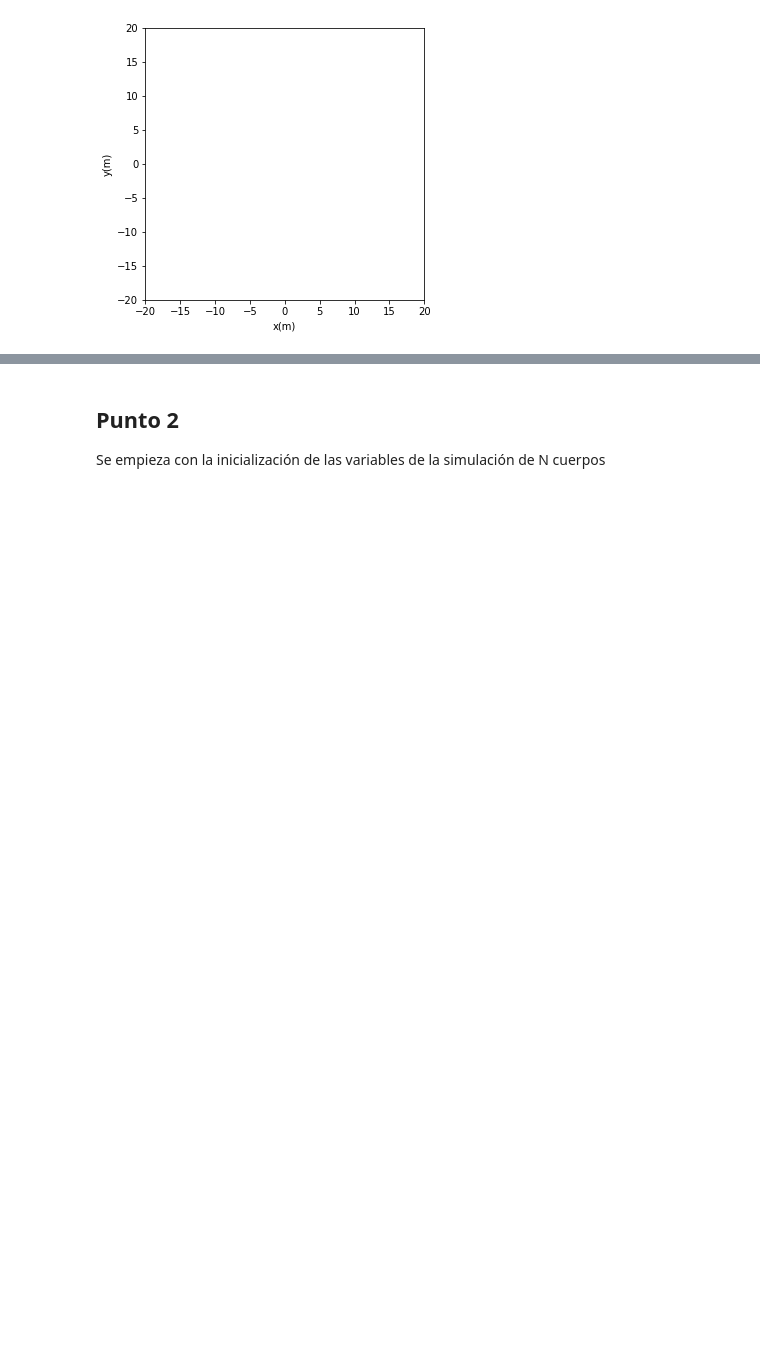
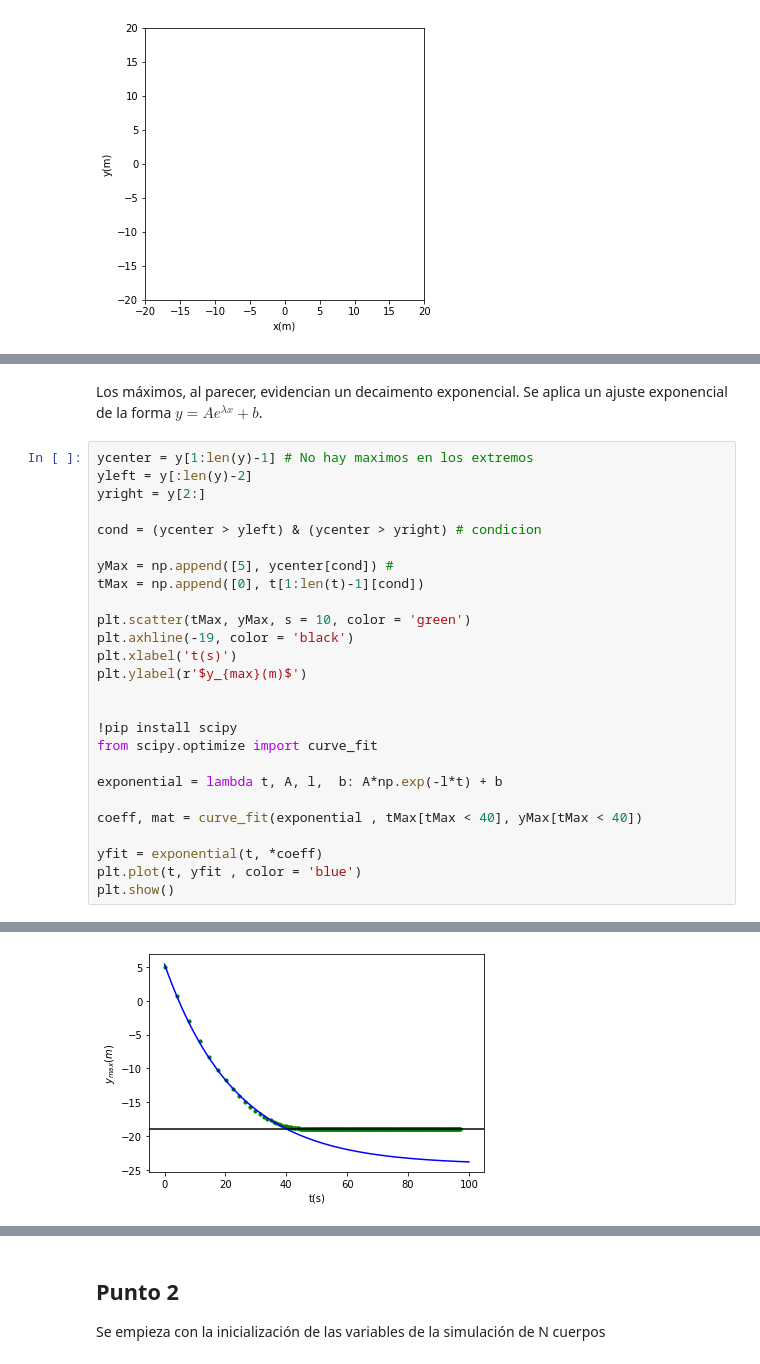
Before and after one commit to CarlosAlbertoCalvachiSalas/CarlosCalvachi, a Jupyter notebook: semana1/tarea1.ipynb, the cells around one changed output, grey strips where cells are left out. Saved outputs shown, nothing was run; the diff lists cells and outputs as text; blank space fills up the shorter version.

```diff
--- a/semana1/tarea1.ipynb
+++ b/semana1/tarea1.ipynb
@@ -286,0 +326,29 @@ Animation = anim.FuncAnimation(fig, lambda i: Update(i, Particles = [dampedParti
+# %% [markdown]
+Los máximos, al parecer, evidencian un decaimento exponencial. Se aplica un ajuste exponencial de la forma $y = A e^{\lambda x} + b$.
+# %%
+ycenter = y[1:len(y)-1] # No hay maximos en los extremos
+yleft = y[:len(y)-2]
+yright = y[2:]
+
+cond = (ycenter > yleft) & (ycenter > yright) # condicion
+
+yMax = np.append([5], ycenter[cond]) #
+tMax = np.append([0], t[1:len(t)-1][cond])
+
+plt.scatter(tMax, yMax, s = 10, color = 'green')
+plt.axhline(-19, color = 'black')
+plt.xlabel('t(s)')
+plt.ylabel(r'$y_{max}(m)$')
+
+
+!pip install scipy
+from scipy.optimize import curve_fit
+
+exponential = lambda t, A, l,  b: A*np.exp(-l*t) + b
+
+coeff, mat = curve_fit(exponential , tMax[tMax < 40], yMax[tMax < 40])
+
+yfit = exponential(t, *coeff)
+plt.plot(t, yfit , color = 'blue')
+plt.show()
+# %% [output]
@@ -286,0 +357 @@ Animation = anim.FuncAnimation(fig, lambda i: Update(i, Particles = [dampedParti
+[figure, added]
```
Also changed, not shown: parts of 13 cells of this notebook, 1 other file.
